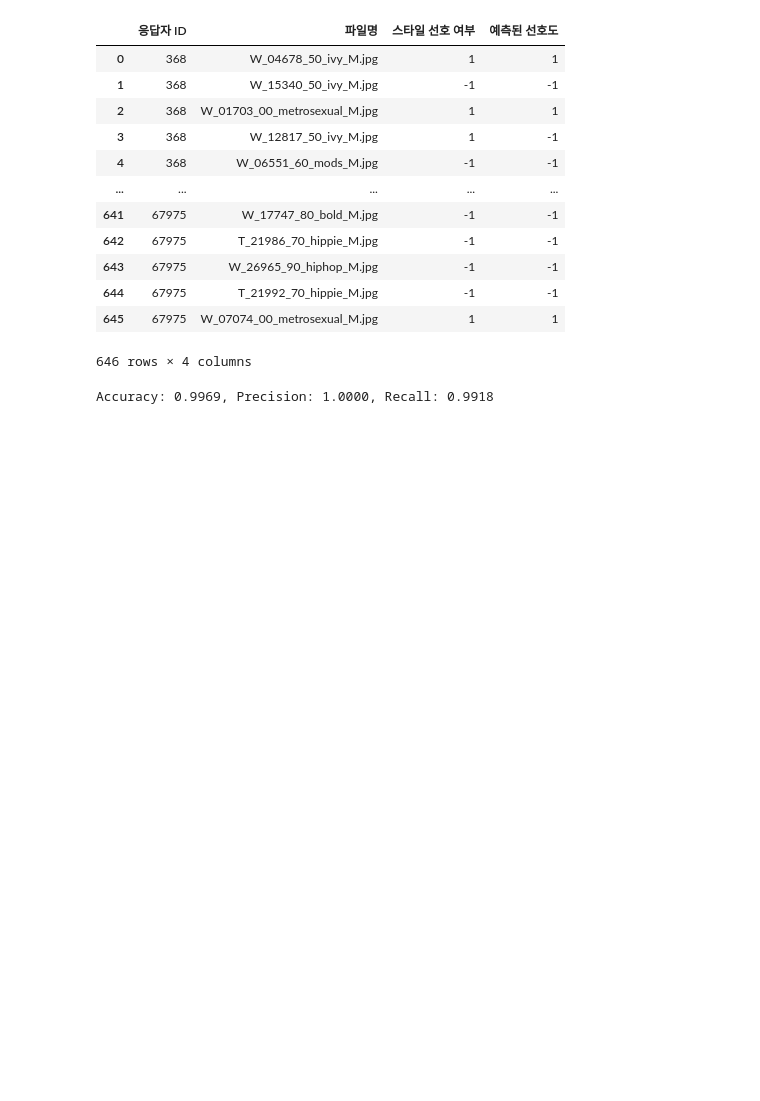
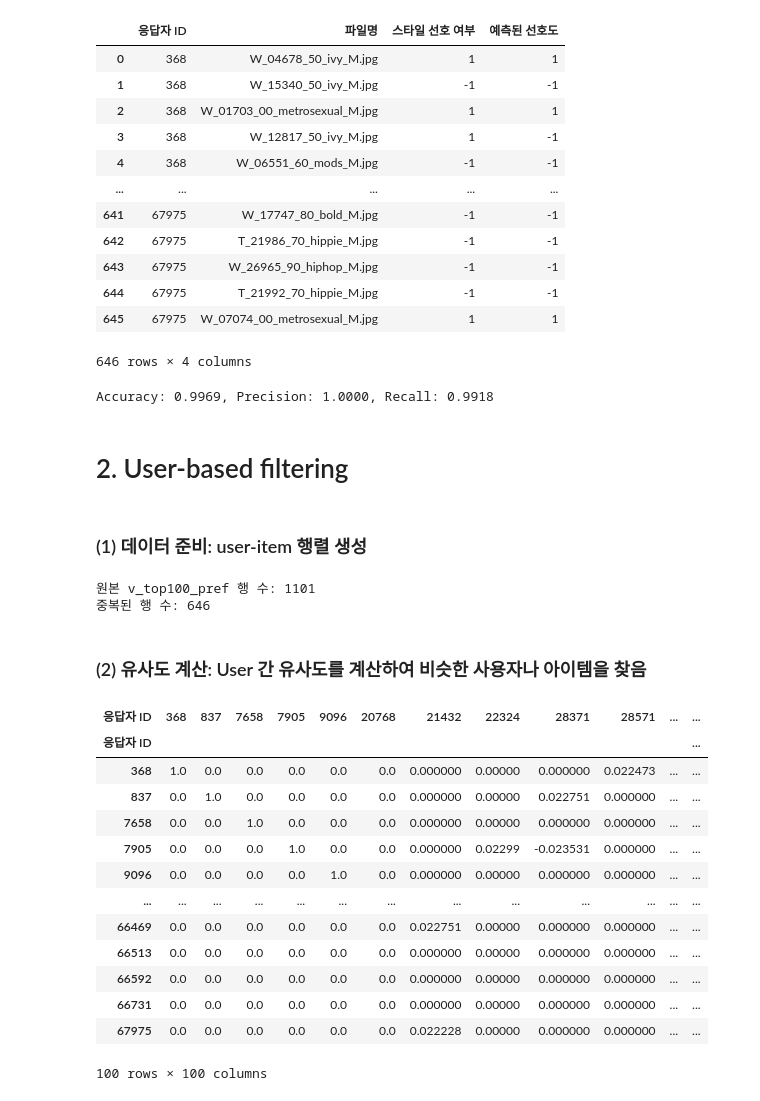
Before and after one commit to editdiary/DCC, a Jupyter notebook: Mission3/mission3-1.ipynb, the cells around one changed output. Cells and saved outputs as stored; diff of their text form; code cells hidden in the pictures; blank space fills up the shorter version.

Commit message:
add user-based filtering at Mission 3-1

```diff
--- a/Mission3/mission3-1.ipynb
+++ b/Mission3/mission3-1.ipynb
@@ -225,3 +227,69 @@ recall = recall_score(total_dup_pref['스타일 선호 여부'], total_dup_pref[
 print(f"Accuracy: {accuracy:.4f}, Precision: {precision:.4f}, Recall: {recall:.4f}")
 # %% [output]
 Accuracy: 0.9969, Precision: 1.0000, Recall: 0.9918
+# %% [markdown]
+# 2. User-based filtering
+# %% [markdown]
+### (1) 데이터 준비: user-item 행렬 생성
+# %%
+import pandas as pd
+
+# top100 선호도 데이터 로드
+t_top100_pref = pd.read_csv('top100_train_preference.csv')
+v_top100_pref = pd.read_csv('top100_val_preference.csv')
+
+# 성능 측정을 위해 "응답자 ID"와 "파일명"을 기준으로 중복된 행만 사용
+dup_top100_pref = pd.merge(v_top100_pref, t_top100_pref, on=['응답자 ID', '파일명', '스타일 선호 여부'], how='inner')
+
+# 결과 확인
+print(f"원본 v_top100_pref 행 수: {len(v_top100_pref)}")
+print(f"중복된 행 수: {len(dup_top100_pref)}")
+# %% [output]
+원본 v_top100_pref 행 수: 1101
+중복된 행 수: 646
+# %%
+def make_user_item_matrix(df):
+    # 스타일 선호 여부를 1과 0으로 변환
+    df['스타일 선호 여부'] = df['스타일 선호 여부'].apply(lambda x: 1 if x == '스타일 선호' else -1)
+
+    # 선호도 정보를 사용하여 user-item matrix 생성
+    user_item_matrix = df.pivot_table(index='응답자 ID', columns='파일명', values='스타일 선호 여부')
+
+    # 평가하지 않은 user을 확인하기 위해 마스킹 정보 기록
+    mask = user_item_matrix.isna()
+
+    # 결측치 0으로 채우기(!0으로 채우는 게 맞을지 고민해보기)
+    user_item_matrix.fillna(0, inplace=True)
+
+    return user_item_matrix, mask
+
+t_user_item_matrix, t_mask = make_user_item_matrix(t_top100_pref)
+#v_user_item_matrix, v_mask = make_user_item_matrix(v_top100_pref)
+# %% [markdown]
+### (2) 유사도 계산: User 간 유사도를 계산하여 비슷한 사용자나 아이템을 찾음
+# %%
+# 코사인 유사도 계산
+from sklearn.metrics.pairwise import cosine_similarity
+
+t_user_similarity_matrix = cosine_similarity(t_user_item_matrix)
+
+# 유사도 행렬을 DataFrame으로 변환하여 쉽게 조작할 수 있도록 함
+t_user_similarity_df = pd.DataFrame(t_user_similarity_matrix, index=t_user_item_matrix.index, columns=t_user_item_matrix.index)
+
+# User 유사도 행렬 확인
+t_user_similarity_df
+# %% [output]
+| 응답자 ID | 368 | 837 | 7658 | 7905 | 9096 | 20768 | 21432 | 22324 | 28371 | 28571 | ... | ... |
+| 응답자 ID |  |  |  |  |  |  |  |  |  |  |  | ... |
+| 368 | 1.0 | 0.0 | 0.0 | 0.0 | 0.0 | 0.0 | 0.000000 | 0.00000 | 0.000000 | 0.022473 | ... | ... |
+| 837 | 0.0 | 1.0 | 0.0 | 0.0 | 0.0 | 0.0 | 0.000000 | 0.00000 | 0.022751 | 0.000000 | ... | ... |
+| 7658 | 0.0 | 0.0 | 1.0 | 0.0 | 0.0 | 0.0 | 0.000000 | 0.00000 | 0.000000 | 0.000000 | ... | ... |
+| 7905 | 0.0 | 0.0 | 0.0 | 1.0 | 0.0 | 0.0 | 0.000000 | 0.02299 | -0.023531 | 0.000000 | ... | ... |
+| 9096 | 0.0 | 0.0 | 0.0 | 0.0 | 1.0 | 0.0 | 0.000000 | 0.00000 | 0.000000 | 0.000000 | ... | ... |
+| ... | ... | ... | ... | ... | ... | ... | ... | ... | ... | ... | ... | ... |
+| 66469 | 0.0 | 0.0 | 0.0 | 0.0 | 0.0 | 0.0 | 0.022751 | 0.00000 | 0.000000 | 0.000000 | ... | ... |
+| 66513 | 0.0 | 0.0 | 0.0 | 0.0 | 0.0 | 0.0 | 0.000000 | 0.00000 | 0.000000 | 0.000000 | ... | ... |
+| 66592 | 0.0 | 0.0 | 0.0 | 0.0 | 0.0 | 0.0 | 0.000000 | 0.00000 | 0.000000 | 0.000000 | ... | ... |
+| 66731 | 0.0 | 0.0 | 0.0 | 0.0 | 0.0 | 0.0 | 0.000000 | 0.00000 | 0.000000 | 0.000000 | ... | ... |
+| 67975 | 0.0 | 0.0 | 0.0 | 0.0 | 0.0 | 0.0 | 0.022228 | 0.00000 | 0.000000 | 0.000000 | ... | ... |
+100 rows × 100 columns
```
Also changed, not shown: parts of 15 cells of this notebook.
